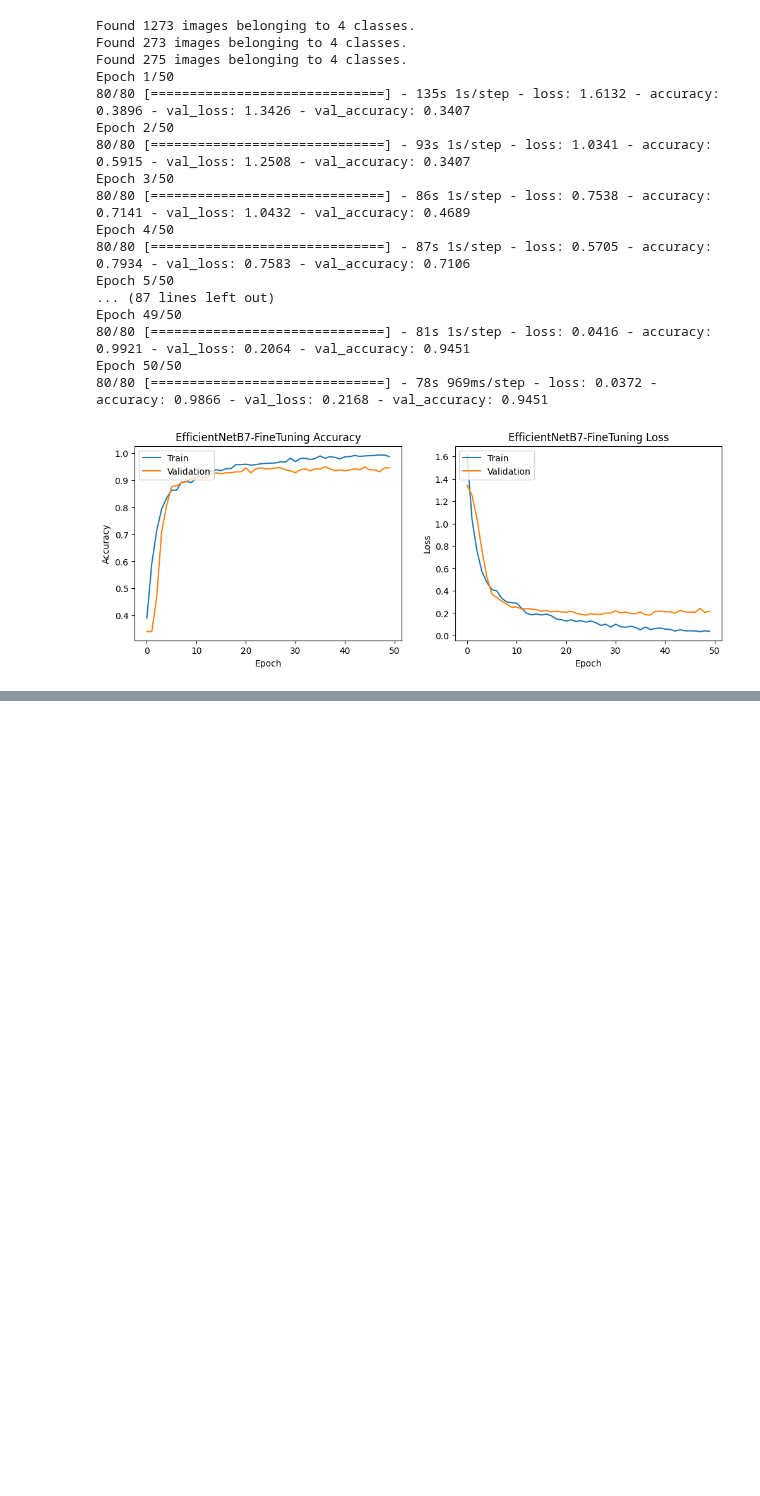
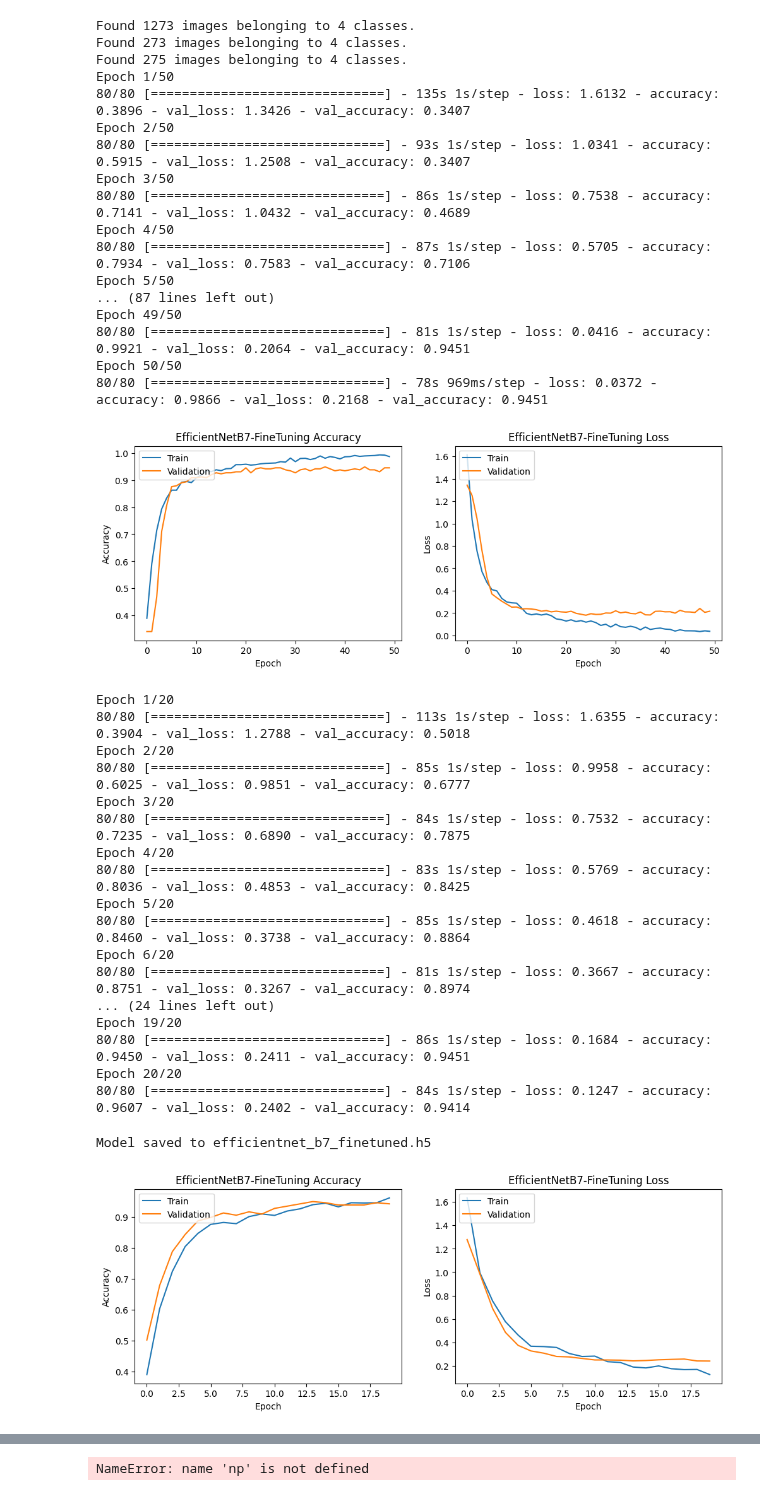
Before and after one commit to AbiyaMakruf/TelU-Tubes-TugasAkhir-KlasifikasiPenyakitTanamanApel, a Jupyter notebook: notebook.ipynb, the cells around one changed output, grey strips where cells are left out. Saved outputs shown, nothing was run; the diff lists cells and outputs as text; code cells hidden in the pictures; blank space fills up the shorter version.

Commit message:
Edit: Train EN7

```diff
--- a/notebook.ipynb
+++ b/notebook.ipynb
@@ -692,3 +692,80 @@ Epoch 49/50
 Epoch 50/50
 80/80 [==============================] - 78s 969ms/step - loss: 0.0372 - accuracy: 0.9866 - val_loss: 0.2168 - val_accuracy: 0.9451
 [figure]
+# %%
+# Fungsi untuk menyimpan model dan menampilkan confusion matrix
+def train_and_plot(model, model_name, train_generator, validation_generator, test_generator, epochs=20, save_model_path=None):
+    history = model.fit(
+        train_generator,
+        validation_data=validation_generator,
+        epochs=epochs,
+    )
+
+    # Save model as .h5 file if path is provided
+    if save_model_path:
+        model.save(save_model_path)
+        print(f"Model saved to {save_model_path}")
+
+    # Plotting hasil training
+    plt.figure(figsize=(12, 4))
+
+    # Plot training & validation accuracy
+    plt.subplot(1, 2, 1)
+    plt.plot(history.history['accuracy'])
+    plt.plot(history.history['val_accuracy'])
+    plt.title(f'{model_name} Accuracy')
+    plt.ylabel('Accuracy')
+    plt.xlabel('Epoch')
+    plt.legend(['Train', 'Validation'], loc='upper left')
+
+    # Plot training & validation loss
+    plt.subplot(1, 2, 2)
+    plt.plot(history.history['loss'])
+    plt.plot(history.history['val_loss'])
+    plt.title(f'{model_name} Loss')
+    plt.ylabel('Loss')
+    plt.xlabel('Epoch')
+    plt.legend(['Train', 'Validation'], loc='upper left')
+
+    plt.show()
+
+    # Confusion Matrix and Classification Report on Test Set
+    y_true = test_generator.classes
+    y_pred_prob = model.predict(test_generator)
+    y_pred = np.argmax(y_pred_prob, axis=1)
+
+    cm = confusion_matrix(y_true, y_pred)
+    plt.figure(figsize=(10, 8))
+    sns.heatmap(cm, annot=True, fmt='d', cmap='Blues')
+    plt.title(f'{model_name} Confusion Matrix')
+    plt.xlabel('Predicted')
+    plt.ylabel('True')
+    plt.show()
+
+    # Print classification report
+    print('Classification Report:')
+    print(classification_report(y_true, y_pred, target_names=test_generator.class_indices.keys()))
+
+# Memanggil fungsi dengan save path dan test_generator
+efficientnet_b7 = build_and_compile_model_trainable(EfficientNetB7, input_shape=(600, 600, 3), num_classes=train_generator.num_classes)
+train_and_plot(efficientnet_b7, 'EfficientNetB7-FineTuning', train_generator, validation_generator, test_generator, epochs=20, save_model_path='efficientnet_b7_finetuned.h5')
+# %% [output]
+Epoch 1/20
+80/80 [==============================] - 113s 1s/step - loss: 1.6355 - accuracy: 0.3904 - val_loss: 1.2788 - val_accuracy: 0.5018
+Epoch 2/20
+80/80 [==============================] - 85s 1s/step - loss: 0.9958 - accuracy: 0.6025 - val_loss: 0.9851 - val_accuracy: 0.6777
+Epoch 3/20
+80/80 [==============================] - 84s 1s/step - loss: 0.7532 - accuracy: 0.7235 - val_loss: 0.6890 - val_accuracy: 0.7875
+Epoch 4/20
+80/80 [==============================] - 83s 1s/step - loss: 0.5769 - accuracy: 0.8036 - val_loss: 0.4853 - val_accuracy: 0.8425
+Epoch 5/20
+80/80 [==============================] - 85s 1s/step - loss: 0.4618 - accuracy: 0.8460 - val_loss: 0.3738 - val_accuracy: 0.8864
+Epoch 6/20
+80/80 [==============================] - 81s 1s/step - loss: 0.3667 - accuracy: 0.8751 - val_loss: 0.3267 - val_accuracy: 0.8974
+... (24 lines left out)
+Epoch 19/20
+80/80 [==============================] - 86s 1s/step - loss: 0.1684 - accuracy: 0.9450 - val_loss: 0.2411 - val_accuracy: 0.9451
+Epoch 20/20
+80/80 [==============================] - 84s 1s/step - loss: 0.1247 - accuracy: 0.9607 - val_loss: 0.2402 - val_accuracy: 0.9414
+Model saved to efficientnet_b7_finetuned.h5
+[figure, added]
@@ -694,0 +773 @@ Epoch 50/50
+NameError: name 'np' is not defined
```
Also changed, not shown: parts of 1 cell of this notebook.
